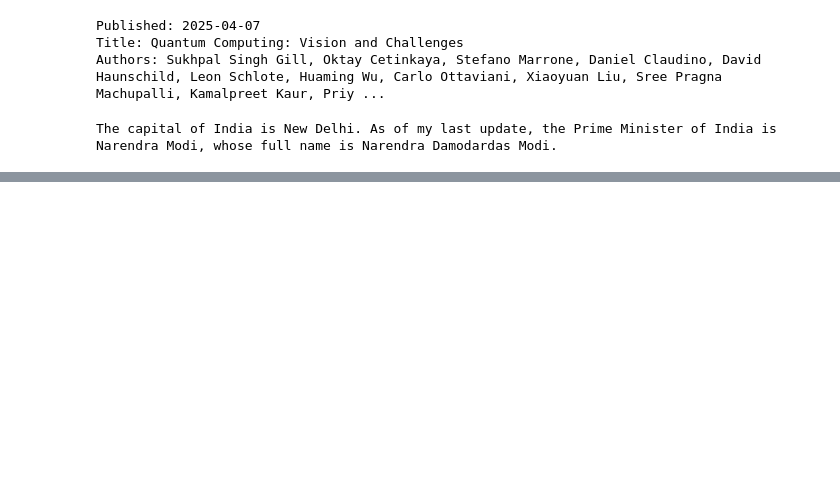
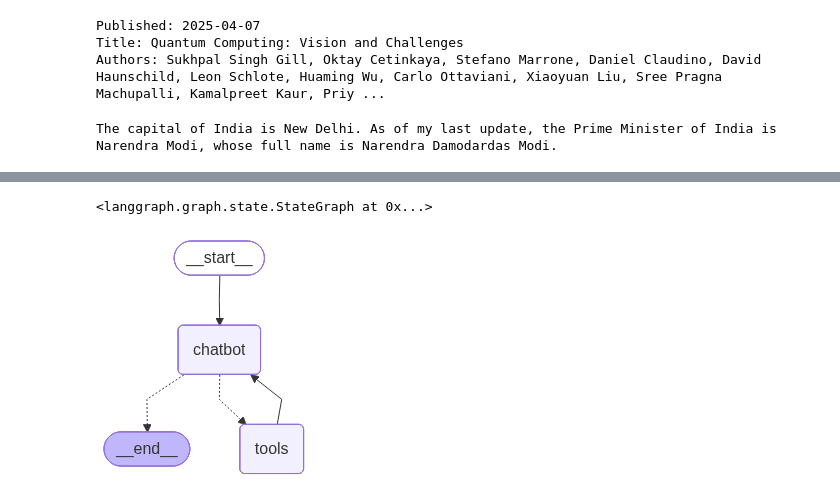
Before and after one commit to BimanCSE/MyDay2DayLearning, a Jupyter notebook: langgraph-tutorial.ipynb, the cells around one changed output, grey strips where cells are left out. Saved outputs shown, nothing was run; the diff lists cells and outputs as text; code cells hidden in the pictures; blank space fills up the shorter version.

Commit message:
chatbot-wiki-arxiv-llm using langgraph

```diff
--- a/langgraph-tutorial.ipynb
+++ b/langgraph-tutorial.ipynb
@@ -64,0 +84,12 @@ llm = langchain_commu
+# %%
+llm_openai_with_tools = openai_llm_model.bind_tools(tools)
+# %%
+def chatbot(state: State):
+    # return {"messages": [llm_openai_with_tools.invoke(state["messages"])]}
+    response = llm_openai_with_tools.invoke(state["messages"])
+    print(f"Response : {response}")
+    if hasattr(response, "tool_calls") and response.tool_calls:
+        print(f"🔧 Tool calls requested: {[tc['name'] for tc in response.tool_calls]}")
+    else:
+        print("💬 LLM responding directly (no tools)")
+    return {"messages": [response]}
@@ -64,0 +98,27 @@ llm = langchain_commu
+# %%
+# this will create a chatbot node which will use llm with tools
+graph_builder.add_node("chatbot", chatbot)
+# adding edges from start to chatbot node
+graph_builder.add_edge(START, "chatbot")
+# crate a tool node
+tool_node = ToolNode(tools=tools)
+# add tool node to the graph
+graph_builder.add_node("tools", tool_node)
+# add conditional edges from chatbot to tools node based on tools_condition
+graph_builder.add_conditional_edges("chatbot", tools_condition)
+# add edge from tools node to chatbot node
+graph_builder.add_edge("tools", "chatbot")
+graph_builder.add_edge("chatbot", END)
+# %% [output]
+<langgraph.graph.state.StateGraph at 0x...>
+# %%
+graph = graph_builder.compile()
+# %%
+from IPython.display import Image, display
+
+try:
+    display(Image(graph.get_graph().draw_mermaid_png()))
+except Exception as e:
+    print("Mermaid PNG rendering not supported in this environment.")
+# %% [output]
+[figure, added]
```
Also changed, not shown: parts of 10 cells of this notebook.
